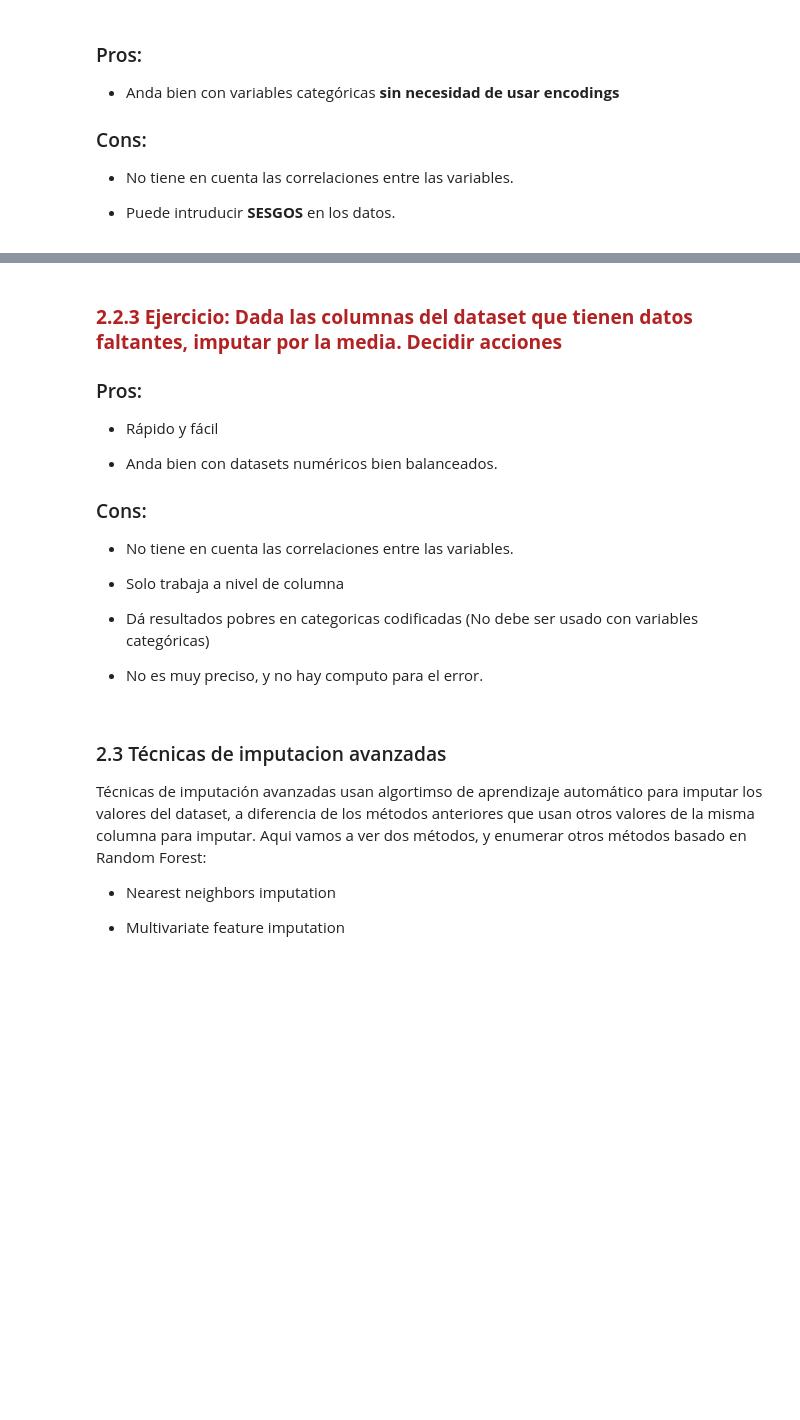
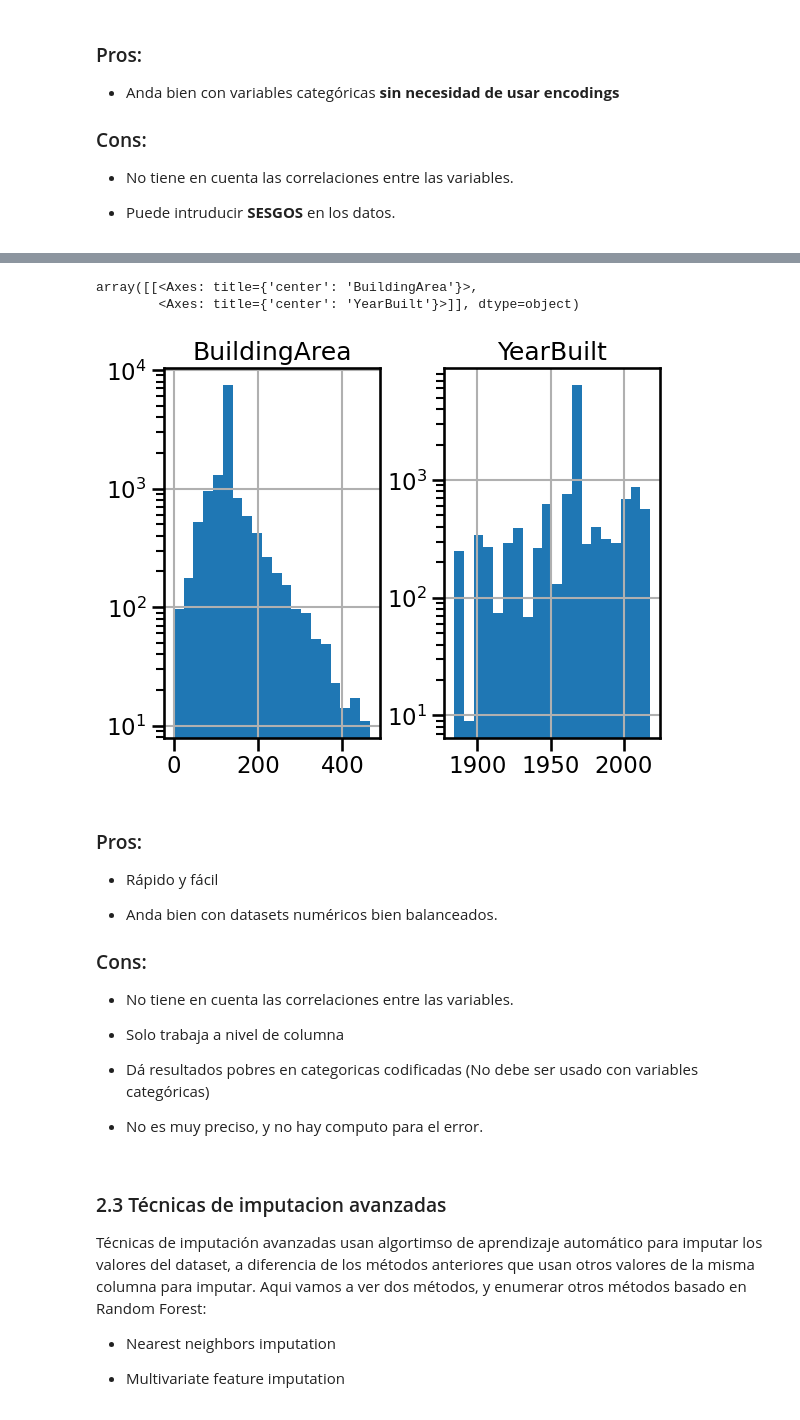
Before and after one commit to helcsnewsxd/famaf-data_science-data_exploration_and_curation, a Jupyter notebook: clases/notebooks/03_Datos_faltantes.ipynb, the cells around one changed output, grey strips where cells are left out. Saved outputs shown, nothing was run; the diff lists cells and outputs as text; code cells hidden in the pictures; blank space fills up the shorter version.

```diff
--- a/clases/notebooks/03_Datos_faltantes.ipynb
+++ b/clases/notebooks/03_Datos_faltantes.ipynb
@@ -897,6 +919,10 @@ array([[<Axes: title={'center': 'BuildingArea'}>,
+# %%
+melb_data_mean[['BuildingArea','YearBuilt']].hist(bins=20, log=True)
+# %% [output]
+array([[<Axes: title={'center': 'BuildingArea'}>,
+        <Axes: title={'center': 'YearBuilt'}>]], dtype=object)
+[figure, added]
 # %% [markdown]
-### <span style="color:FireBrick">**2.2.3 Ejercicio: Dada las columnas del dataset que tienen datos faltantes,  imputar por la media. Decidir acciones**</span>
-
 ### Pros:
 
 - Rápido y fácil
```
Also changed, not shown: parts of 15 cells of this notebook.
